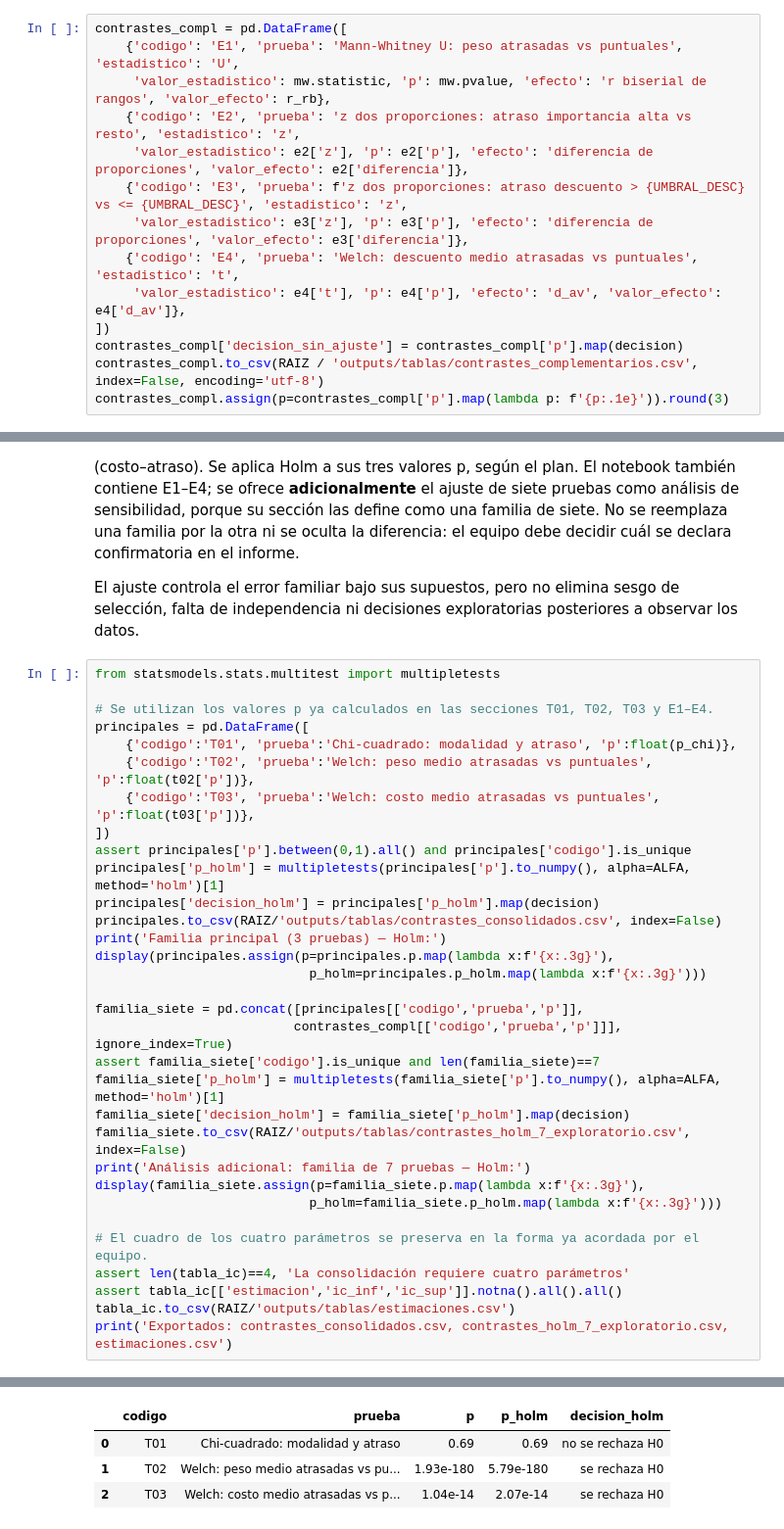
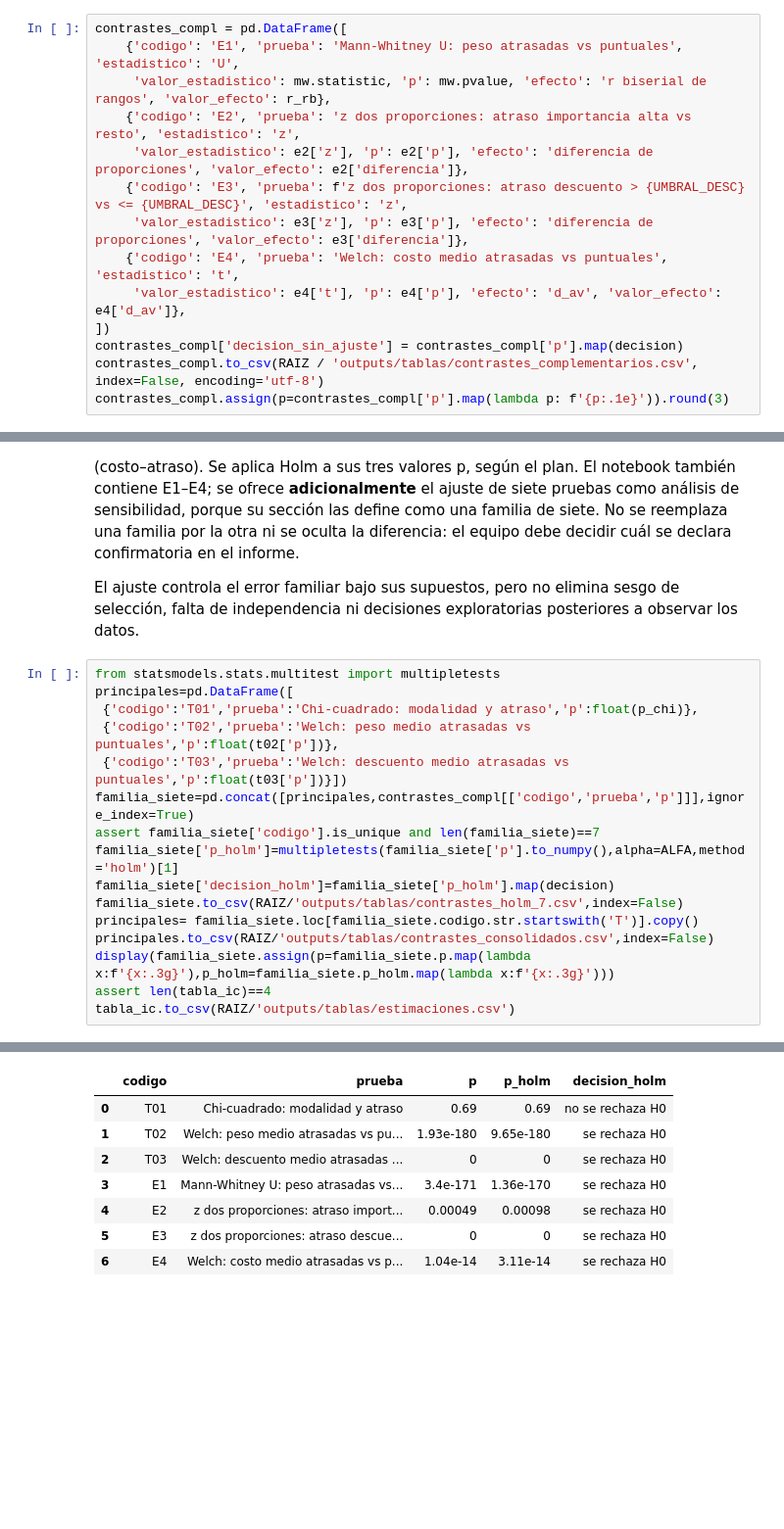
Before and after one commit to joserodriguezc/grupo_1_estadistica_computacional, a Jupyter notebook: notebooks/formativa_1.ipynb, the cells around one changed output, grey strips where cells are left out. Shown at 98% size. Saved outputs shown, nothing was run; the diff lists cells and outputs as text; blank space fills up the shorter version.

Commit message:
feat(s04): informe tecnico formativa 1 y correccion t03

```diff
--- a/notebooks/formativa_1.ipynb
+++ b/notebooks/formativa_1.ipynb
@@ -1387,7 +1372,7 @@ contrastes_compl = pd.DataFrame([
      'valor_estadistico': e2['z'], 'p': e2['p'], 'efecto': 'diferencia de proporciones', 'valor_efecto': e2['diferencia']},
     {'codigo': 'E3', 'prueba': f'z dos proporciones: atraso descuento > {UMBRAL_DESC} vs <= {UMBRAL_DESC}', 'estadistico': 'z',
      'valor_estadistico': e3['z'], 'p': e3['p'], 'efecto': 'diferencia de proporciones', 'valor_efecto': e3['diferencia']},
-    {'codigo': 'E4', 'prueba': 'Welch: descuento medio atrasadas vs puntuales', 'estadistico': 't',
+    {'codigo': 'E4', 'prueba': 'Welch: costo medio atrasadas vs puntuales', 'estadistico': 't',
      'valor_estadistico': e4['t'], 'p': e4['p'], 'efecto': 'd_av', 'valor_efecto': e4['d_av']},
 ])
 contrastes_compl['decision_sin_ajuste'] = contrastes_compl['p'].map(decision)
@@ -1407,34 +1392,18 @@ contrastes_compl.assign(p=contrastes_compl['p'].map(lambda p: f'{p:.1e}')).round
 El ajuste controla el error familiar bajo sus supuestos, pero no elimina sesgo de selección, falta de independencia ni decisiones exploratorias posteriores a observar los datos.
 # %%
 from statsmodels.stats.multitest import multipletests
-
-# Se utilizan los valores p ya calculados en las secciones T01, T02, T03 y E1–E4.
-principales = pd.DataFrame([
-    {'codigo':'T01', 'prueba':'Chi-cuadrado: modalidad y atraso', 'p':float(p_chi)},
-    {'codigo':'T02', 'prueba':'Welch: peso medio atrasadas vs puntuales', 'p':float(t02['p'])},
-    {'codigo':'T03', 'prueba':'Welch: costo medio atrasadas vs puntuales', 'p':float(t03['p'])},
-])
-assert principales['p'].between(0,1).all() and principales['codigo'].is_unique
-principales['p_holm'] = multipletests(principales['p'].to_numpy(), alpha=ALFA, method='holm')[1]
-principales['decision_holm'] = principales['p_holm'].map(decision)
-principales.to_csv(RAIZ/'outputs/tablas/contrastes_consolidados.csv', index=False)
-print('Familia principal (3 pruebas) — Holm:')
-display(principales.assign(p=principales.p.map(lambda x:f'{x:.3g}'),
-                            p_holm=principales.p_holm.map(lambda x:f'{x:.3g}')))
-
-familia_siete = pd.concat([principales[['codigo','prueba','p']],
-                          contrastes_compl[['codigo','prueba','p']]], ignore_index=True)
+principales=pd.DataFrame([
+ {'codigo':'T01','prueba':'Chi-cuadrado: modalidad y atraso','p':float(p_chi)},
+ {'codigo':'T02','prueba':'Welch: peso medio atrasadas vs puntuales','p':float(t02['p'])},
+ {'codigo':'T03','prueba':'Welch: descuento medio atrasadas vs puntuales','p':float(t03['p'])}])
+familia_siete=pd.concat([principales,contrastes_compl[['codigo','prueba','p']]],ignore_index=True)
 assert familia_siete['codigo'].is_unique and len(familia_siete)==7
-familia_siete['p_holm'] = multipletests(familia_siete['p'].to_numpy(), alpha=ALFA, method='holm')[1]
-familia_siete['decision_holm'] = familia_siete['p_holm'].map(decision)
-familia_siete.to_csv(RAIZ/'outputs/tablas/contrastes_holm_7_exploratorio.csv', index=False)
-print('Análisis adicional: familia de 7 pruebas — Holm:')
-display(familia_siete.assign(p=familia_siete.p.map(lambda x:f'{x:.3g}'),
-                            p_holm=familia_siete.p_holm.map(lambda x:f'{x:.3g}')))
-
-# El cuadro de los cuatro parámetros se preserva en la forma ya acordada por el equipo.
-assert len(tabla_ic)==4, 'La consolidación requiere cuatro parámetros'
-assert tabla_ic[['estimacion','ic_inf','ic_sup']].notna().all().all()
+familia_siete['p_holm']=multipletests(familia_siete['p'].to_numpy(),alpha=ALFA,method='holm')[1]
+familia_siete['decision_holm']=familia_siete['p_holm'].map(decision)
+familia_siete.to_csv(RAIZ/'outputs/tablas/contrastes_holm_7.csv',index=False)
+principales= familia_siete.loc[familia_siete.codigo.str.startswith('T')].copy()
+principales.to_csv(RAIZ/'outputs/tablas/contrastes_consolidados.csv',index=False)
+display(familia_siete.assign(p=familia_siete.p.map(lambda x:f'{x:.3g}'),p_holm=familia_siete.p_holm.map(lambda x:f'{x:.3g}')))
+assert len(tabla_ic)==4
 tabla_ic.to_csv(RAIZ/'outputs/tablas/estimaciones.csv')
-print('Exportados: contrastes_consolidados.csv, contrastes_holm_7_exploratorio.csv, estimaciones.csv')
 # %% [output]
@@ -1442,4 +1410,8 @@ Familia principal (3 pruebas) — Holm:
 |  | codigo | prueba | p | p_holm | decision_holm |
 | 0 | T01 | Chi-cuadrado: modalidad y atraso | 0.69 | 0.69 | no se rechaza H0 |
-| 1 | T02 | Welch: peso medio atrasadas vs pu... | 1.93e-180 | 5.79e-180 | se rechaza H0 |
-| 2 | T03 | Welch: costo medio atrasadas vs p... | 1.04e-14 | 2.07e-14 | se rechaza H0 |
+| 1 | T02 | Welch: peso medio atrasadas vs pu... | 1.93e-180 | 9.65e-180 | se rechaza H0 |
+| 2 | T03 | Welch: descuento medio atrasadas ... | 0 | 0 | se rechaza H0 |
+| 3 | E1 | Mann-Whitney U: peso atrasadas vs... | 3.4e-171 | 1.36e-170 | se rechaza H0 |
+| 4 | E2 | z dos proporciones: atraso import... | 0.00049 | 0.00098 | se rechaza H0 |
+| 5 | E3 | z dos proporciones: atraso descue... | 0 | 0 | se rechaza H0 |
+| 6 | E4 | Welch: costo medio atrasadas vs p... | 1.04e-14 | 3.11e-14 | se rechaza H0 |
```
Also changed, not shown: parts of 11 cells of this notebook, 18 other files.
